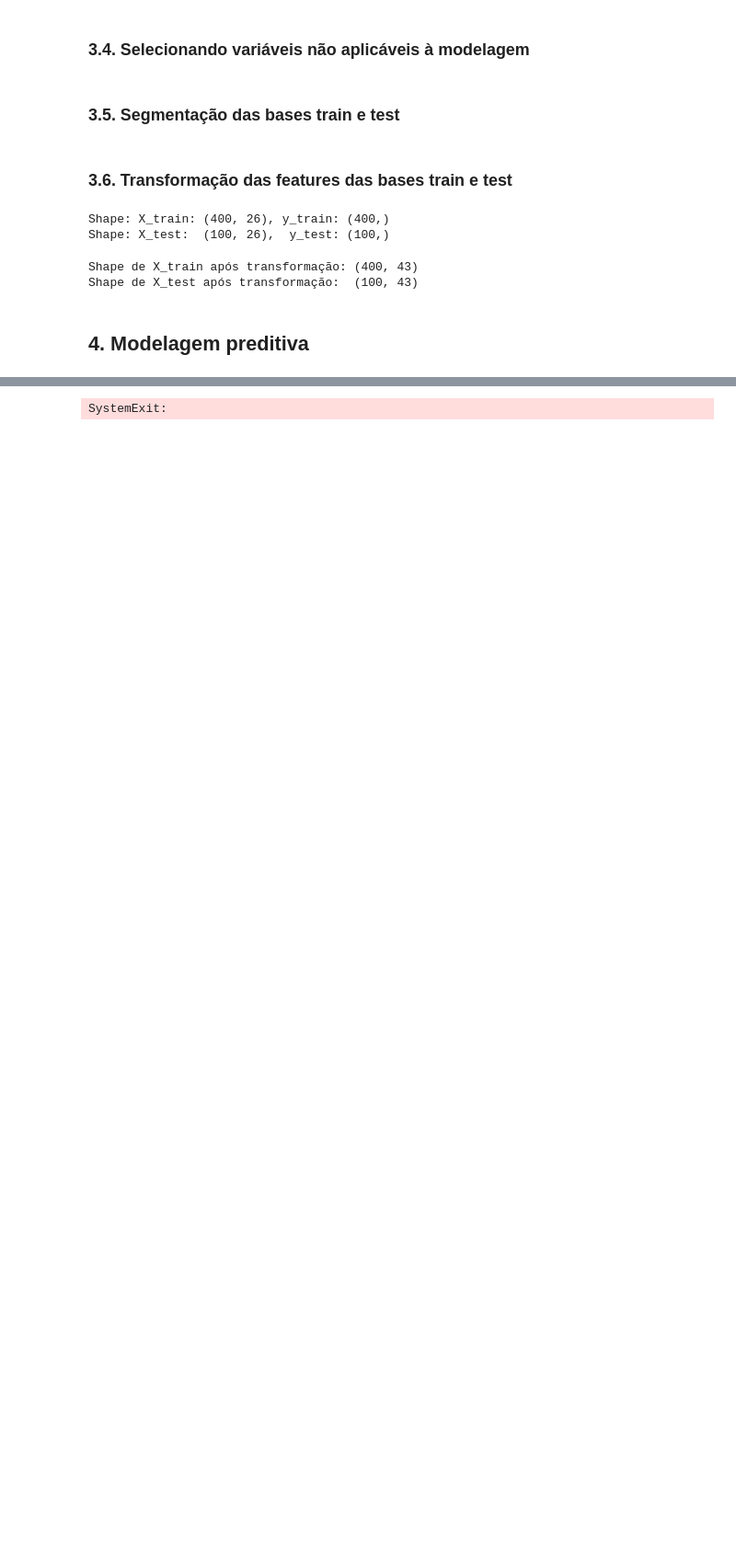
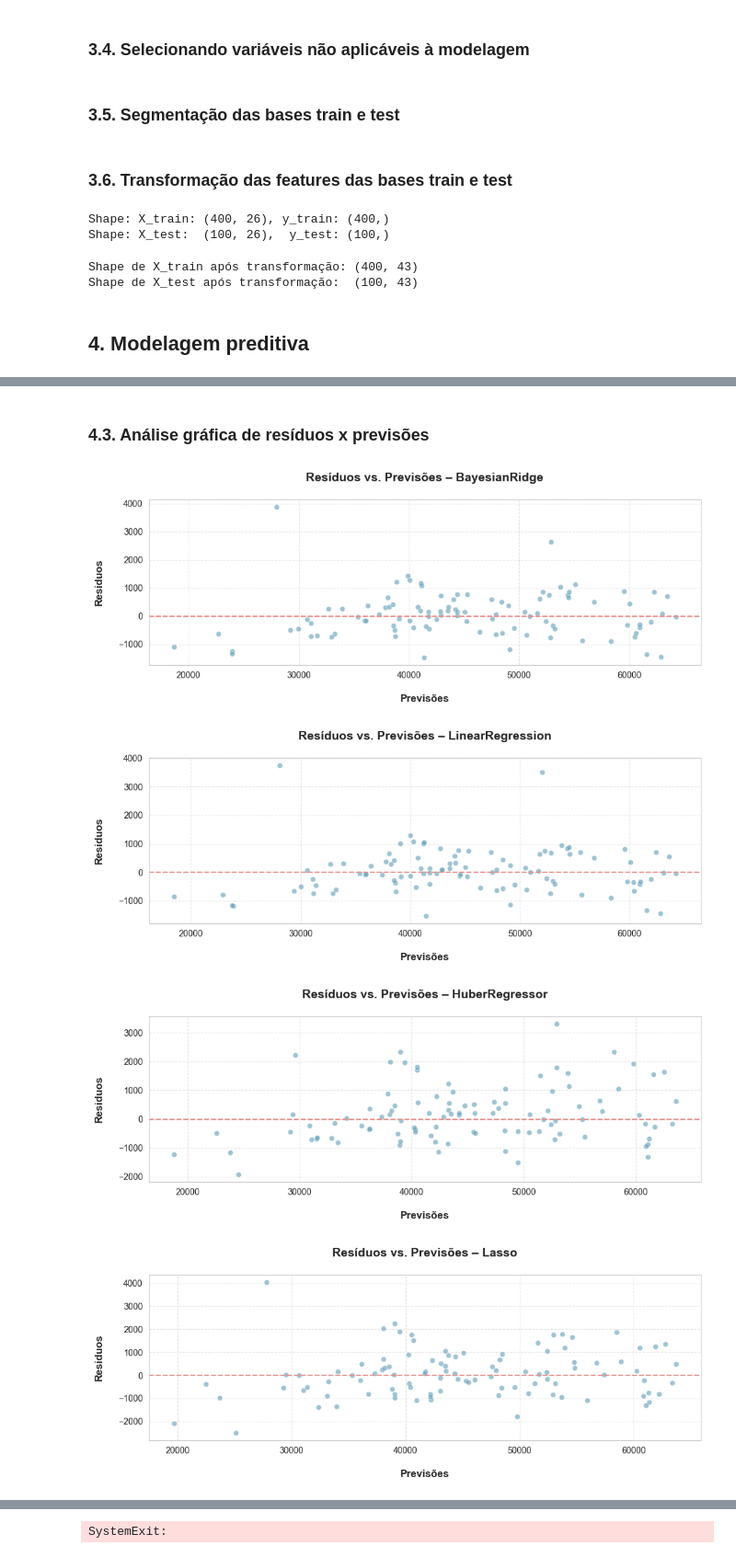
Before and after one commit to emso-exe/Compra_de_carro, a Jupyter notebook: 002_modelagem_preditiva.ipynb, the cells around one changed output, grey strips where cells are left out. Shown at 92% size. Saved outputs shown, nothing was run; the diff lists cells and outputs as text; code cells hidden in the pictures; blank space fills up the shorter version.

```diff
--- a/002_modelagem_preditiva.ipynb
+++ b/002_modelagem_preditiva.ipynb
@@ -407,0 +417,47 @@ df_results.sort_values('CV_RMSE')
+# %% [markdown]
+### 4.3. Análise gráfica de resíduos x previsões
+# %%
+# Lista dos melhores modelos para análise
+top_models = ['BayesianRidge', 'LinearRegression', 'HuberRegressor', 'Lasso', 'ElasticNet']
+
+# Loop para ajustar cada modelo e gerar o gráfico de resíduos
+for model_name in top_models:
+    # Seleção do modelo atual
+    model = models[model_name]
+
+    # Criação do pipeline com pré-processamento e modelo
+    pipeline = Pipeline(steps=[('preprocessor', preprocessor), ('model', model)])
+    # Treinamento do pipeline com os dados de treino
+    pipeline.fit(X_train, y_train)
+    # Geração das previsões com os dados de teste
+    preds = pipeline.predict(X_test)
+    # Cálculo dos resíduos (diferença entre valor real e previsto)
+    residuals = y_test - preds
+
+    # Ajuste do tamanho da figura
+    plt.figure(figsize=(10, 4))
+
+    # Gráfico de dispersão dos resíduos em função das previsões
+    sns.scatterplot(x=preds, y=residuals, color='#5d9eba', alpha=0.6)
+    # Linha horizontal representando o ponto de resíduo zero
+    plt.axhline(0, color='#ea8c87', linestyle='--', linewidth=1.5)
+    # Título do gráfico com destaque
+    plt.title(f'Resíduos vs. Previsões – {model_name}\n',
+              fontsize=14, fontweight='bold')
+    # Rótulo do eixo X
+    plt.xlabel('\nPrevisões', fontsize=12, fontweight='bold')
+    # Rótulo do eixo Y
+    plt.ylabel('Resíduos\n', fontsize=12, fontweight='bold')
+    # Exibição da grade para melhor leitura dos dados
+    plt.grid(True, linestyle='--', alpha=0.5)
+
+    # Ajuste final do layout para evitar sobreposição
+    plt.tight_layout()
+
+    # Exibição do gráfico
+    plt.show()
+# %% [output]
+[figure, added]
+[figure, added]
+[figure, added]
+[figure, added]
```
Also changed, not shown: parts of 7 cells of this notebook.
